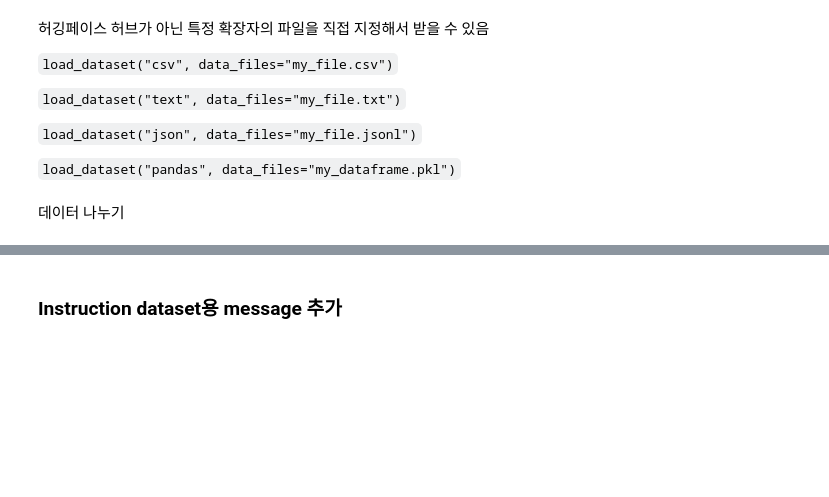
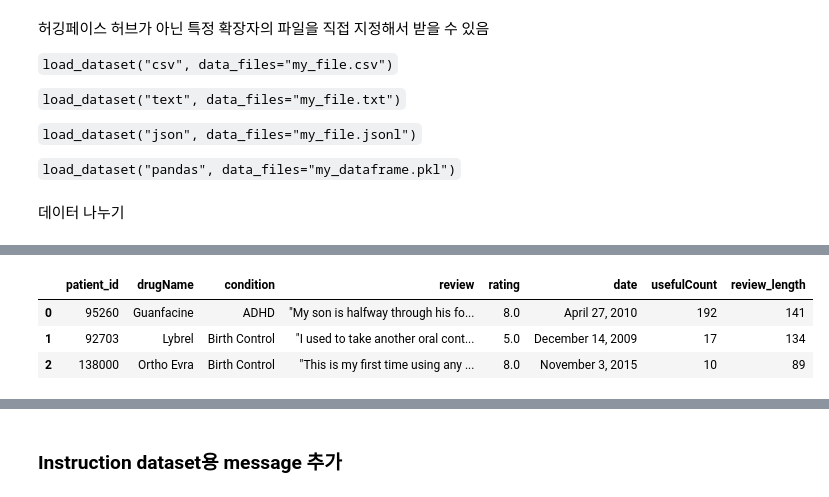
Before and after one commit to tae-yeop/language_model, a Jupyter notebook: LLM/3_datasets/hugging_dataset/ds.ipynb, the cells around one changed output, grey strips where cells are left out. Cells and saved outputs as stored; diff of their text form; code cells hidden in the pictures; blank space fills up the shorter version.

```diff
--- a/LLM/3_datasets/hugging_dataset/ds.ipynb
+++ b/LLM/3_datasets/hugging_dataset/ds.ipynb
@@ -214,0 +312,3 @@ NameError: name 'drug_dataset' is not defined
+# %%
+# 단 하나의 단어만 있는 리뷰
+drug_dataset["train"].sort("review_length")[:3]
@@ -214,0 +326,3 @@ NameError: name 'drug_dataset' is not defined
+# %%
+drug_dataset = drug_dataset.filter(lambda x: x["review_length"] > 30)
+print(drug_dataset.num_rows)
@@ -214,0 +339,2 @@ NameError: name 'drug_dataset' is not defined
+# %%
+drug_dataset = drug_dataset.map(lambda x: {"review": html.unescape(x["review"])})
@@ -214,0 +419,9 @@ NameError: name 'drug_dataset' is not defined
+# %%
+drug_dataset.set_format("pandas")
+# %%
+drug_dataset["train"][:3]
+# %% [output]
+|  | patient_id | drugName | condition | review | rating | date | usefulCount | review_length |
+| 0 | 95260 | Guanfacine | ADHD | "My son is halfway through his fo... | 8.0 | April 27, 2010 | 192 | 141 |
+| 1 | 92703 | Lybrel | Birth Control | "I used to take another oral cont... | 5.0 | December 14, 2009 | 17 | 134 |
+| 2 | 138000 | Ortho Evra | Birth Control | "This is my first time using any ... | 8.0 | November 3, 2015 | 10 | 89 |
```
Also changed, not shown: parts of 36 cells of this notebook.
